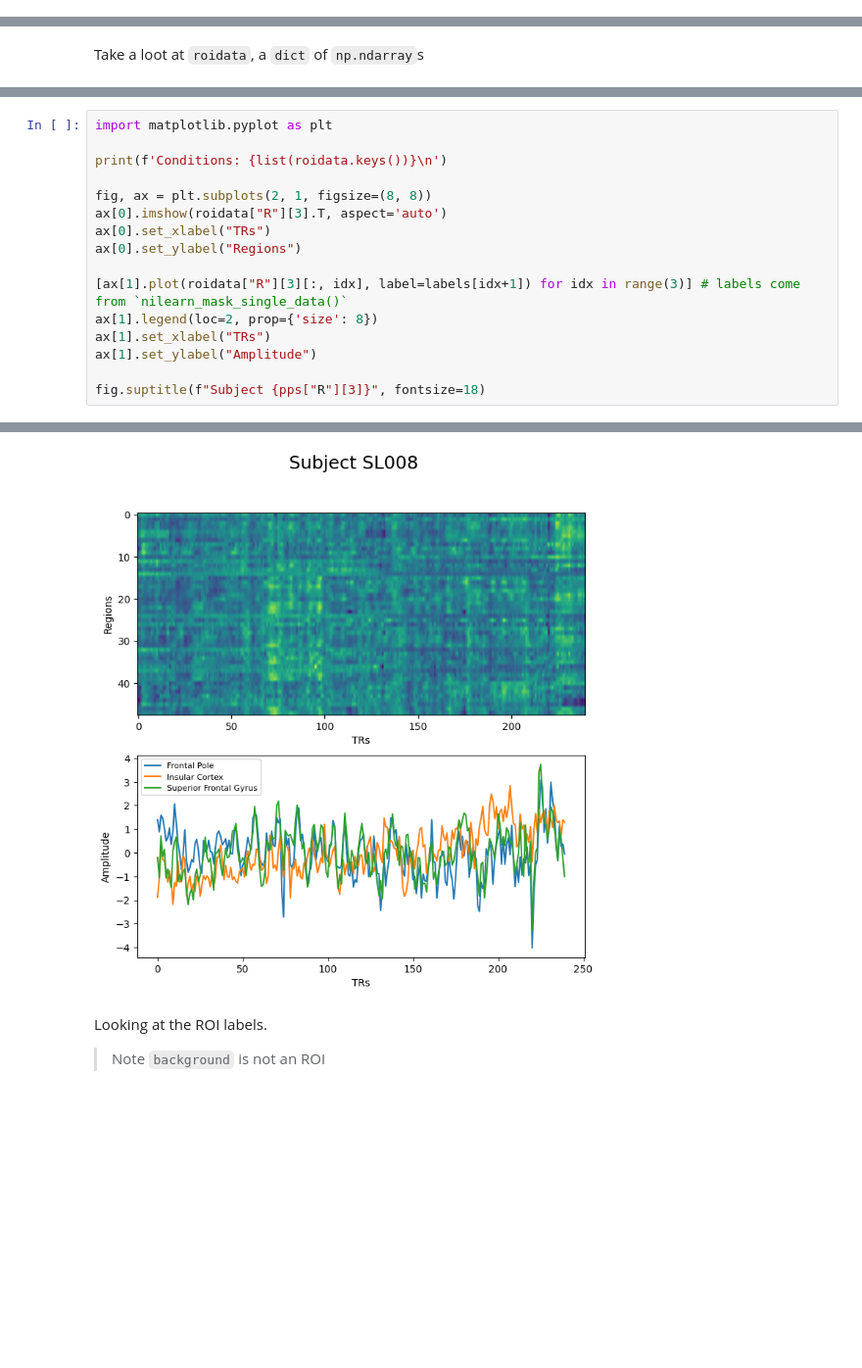
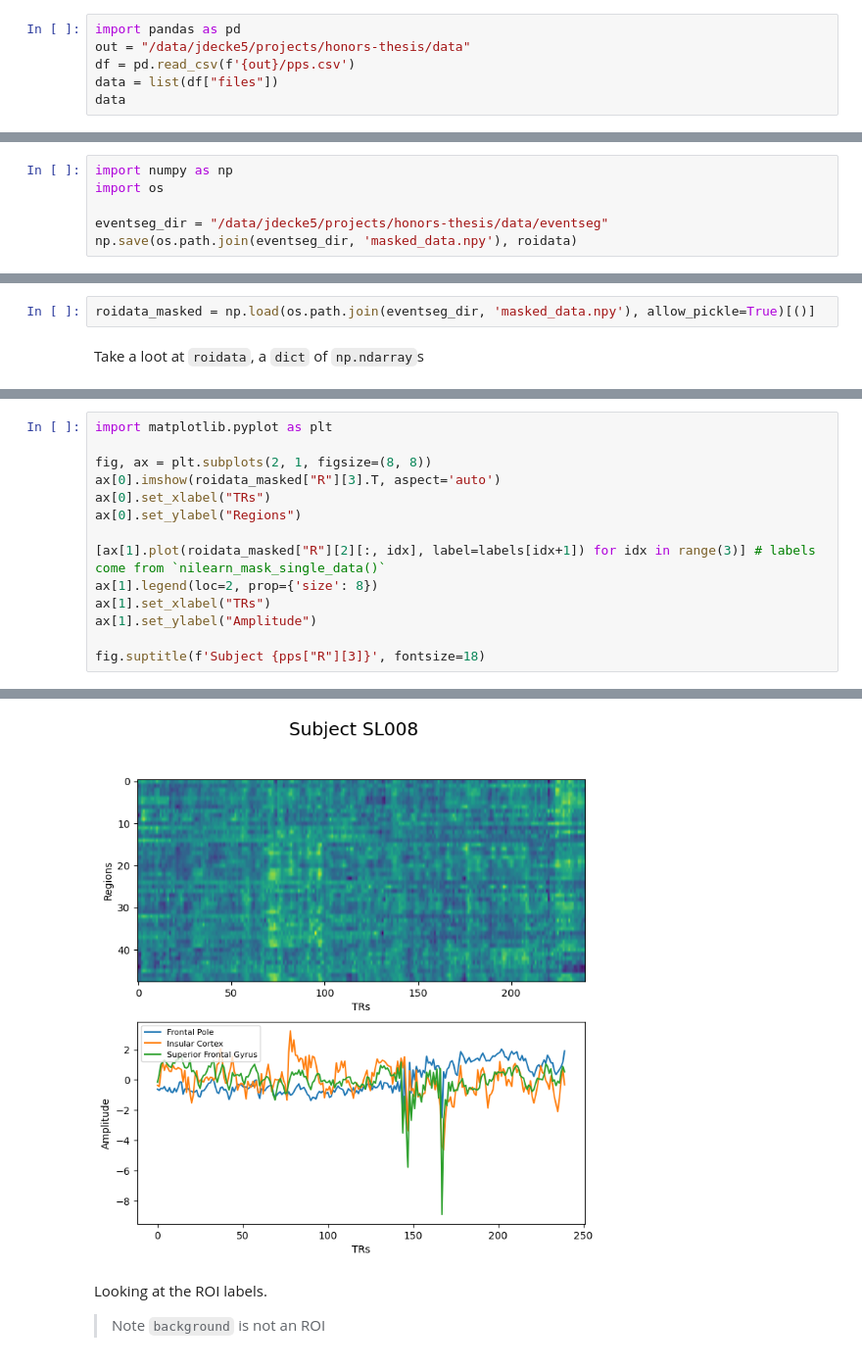
Before and after one commit to w-decker/Honors-Thesis, a Jupyter notebook: EventSeg/main.ipynb, the cells around one changed output, grey strips where cells are left out. Shown at 98% size. Drawn from its saved outputs; the diff is of its cells as text; blank space fills up the shorter version.

```diff
--- a/EventSeg/main.ipynb
+++ b/EventSeg/main.ipynb
@@ -74,0 +83,6 @@ data
+# %%
+import pandas as pd
+out = "/data/jdecke5/projects/honors-thesis/data"
+df = pd.read_csv(f'{out}/pps.csv')
+data = list(df["files"])
+data
@@ -148,0 +185,6 @@ Masking: SL018 and adding to group: R
+# %%
+import numpy as np
+import os
+
+eventseg_dir = "/data/jdecke5/projects/honors-thesis/data/eventseg"
+np.save(os.path.join(eventseg_dir, 'masked_data.npy'), roidata)
@@ -149,2 +193,4 @@ Masking: SL018 and adding to group: R
+# %%
+roidata_masked = np.load(os.path.join(eventseg_dir, 'masked_data.npy'), allow_pickle=True)[()]
 # %% [markdown]
 Take a loot at `roidata`, a `dict` of `np.ndarray`s
@@ -151,17 +209,15 @@ Take a loot at `roidata`, a `dict` of `np.ndarray`s
 # %%
 import matplotlib.pyplot as plt
 
-print(f'Conditions: {list(roidata.keys())}\n')
-
 fig, ax = plt.subplots(2, 1, figsize=(8, 8))
-ax[0].imshow(roidata["R"][3].T, aspect='auto')
+ax[0].imshow(roidata_masked["R"][3].T, aspect='auto')
 ax[0].set_xlabel("TRs")
 ax[0].set_ylabel("Regions")
 
-[ax[1].plot(roidata["R"][3][:, idx], label=labels[idx+1]) for idx in range(3)] # labels come from `nilearn_mask_single_data()`
+[ax[1].plot(roidata_masked["R"][2][:, idx], label=labels[idx+1]) for idx in range(3)] # labels come from `nilearn_mask_single_data()`
 ax[1].legend(loc=2, prop={'size': 8})
 ax[1].set_xlabel("TRs")
 ax[1].set_ylabel("Amplitude")
 
-fig.suptitle(f"Subject {pps["R"][3]}", fontsize=18)
+fig.suptitle(f'Subject {pps["R"][3]}', fontsize=18)
 # %% [output]
@@ -170,4 +225,4 @@ Text(0.5, 0.98, 'Subject SL008')
-[figure, old version]
+[figure, new version]
 # %% [markdown]
 Looking at the ROI labels.
 
```
Also changed, not shown: parts of 32 cells of this notebook.
